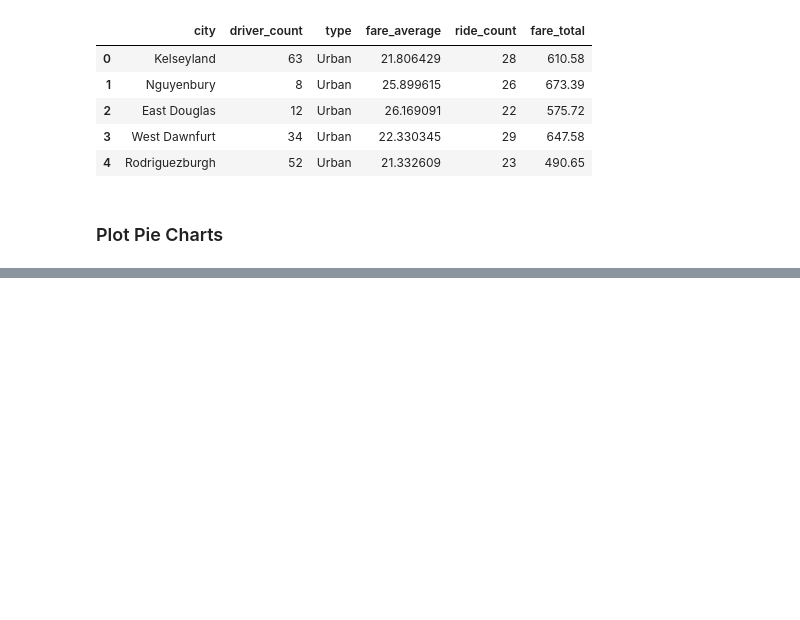
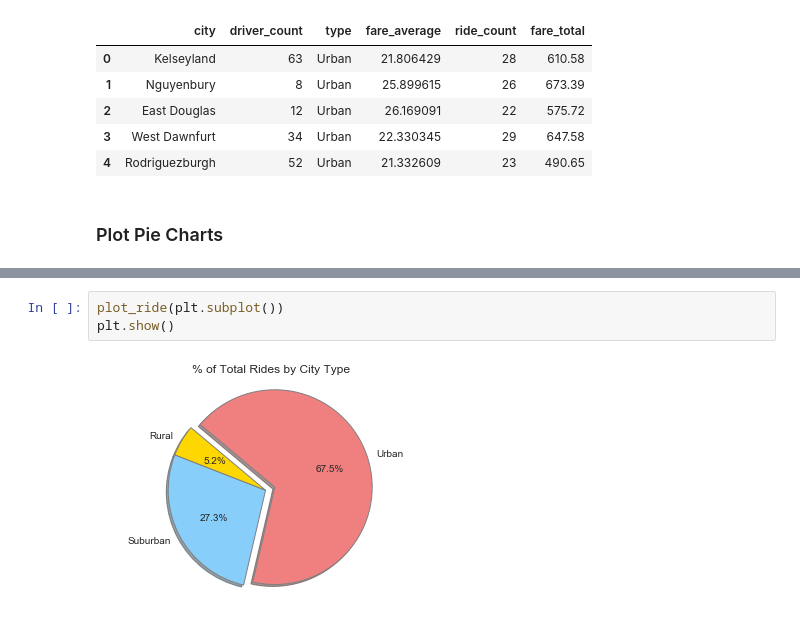
Before and after one commit to feng443/RUDSWeek5Matplotlib, a Jupyter notebook: Pyber/Pyber.ipynb, the cells around one changed output, grey strips where cells are left out. Saved outputs shown, nothing was run; the diff lists cells and outputs as text; blank space fills up the shorter version.

```diff
--- a/Pyber/Pyber.ipynb
+++ b/Pyber/Pyber.ipynb
@@ -198,0 +203,5 @@ plt.show()
+# %%
+plot_ride(plt.subplot())
+plt.show()
+# %% [output]
+[figure, added]
```
Also changed, not shown: parts of 6 cells of this notebook, 18 other files.
